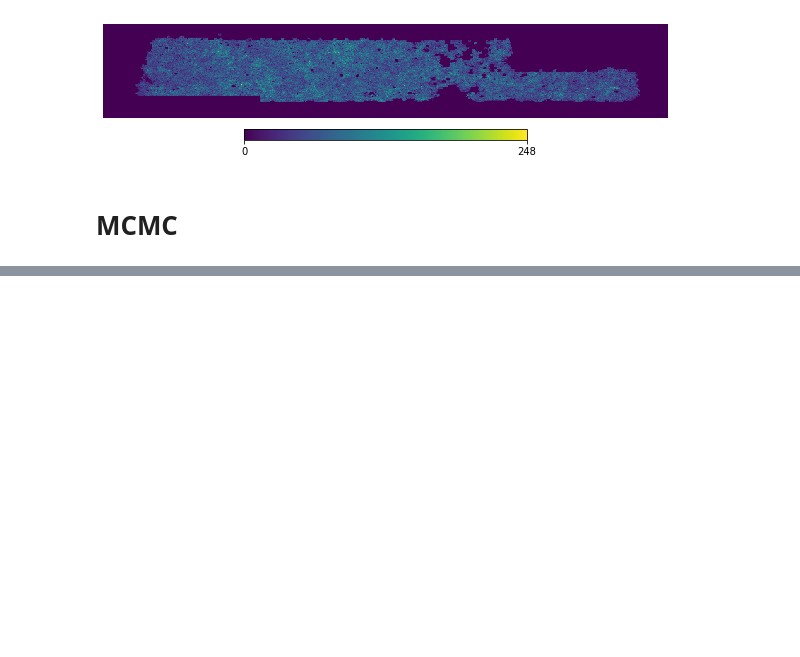
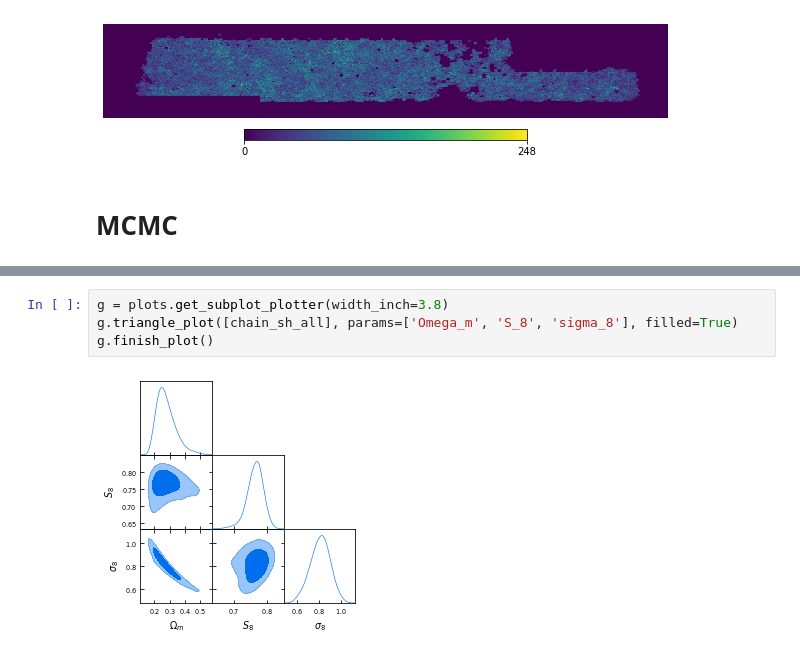
Before and after one commit to damonge/S8z, a Jupyter notebook: notebooks/Plots-shear-paper.ipynb, the cells around one changed output, grey strips where cells are left out. Drawn from its saved outputs; the diff is of its cells as text; blank space fills up the shorter version.

```diff
--- a/notebooks/Plots-shear-paper.ipynb
+++ b/notebooks/Plots-shear-paper.ipynb
@@ -1625,0 +1671,6 @@ S_{8 } = 0.768^{+0.052}_{-0.056}
+# %%
+g = plots.get_subplot_plotter(width_inch=3.8)
+g.triangle_plot([chain_sh_all], params=['Omega_m', 'S_8', 'sigma_8'], filled=True)
+g.finish_plot()
+# %% [output]
+[figure, added]
```
Also changed, not shown: parts of 20 cells of this notebook.
